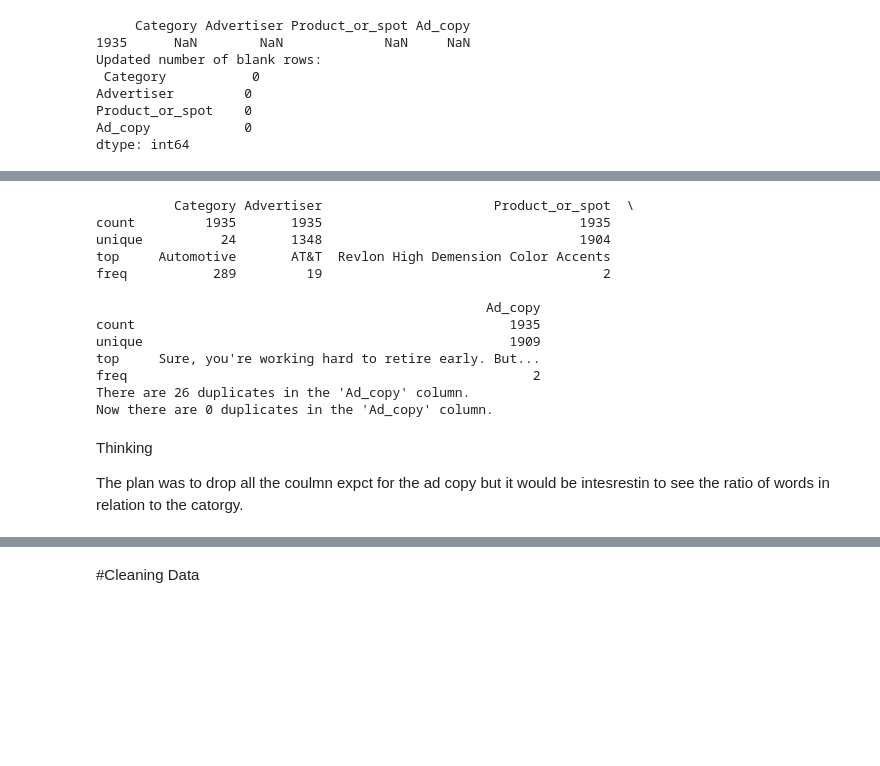
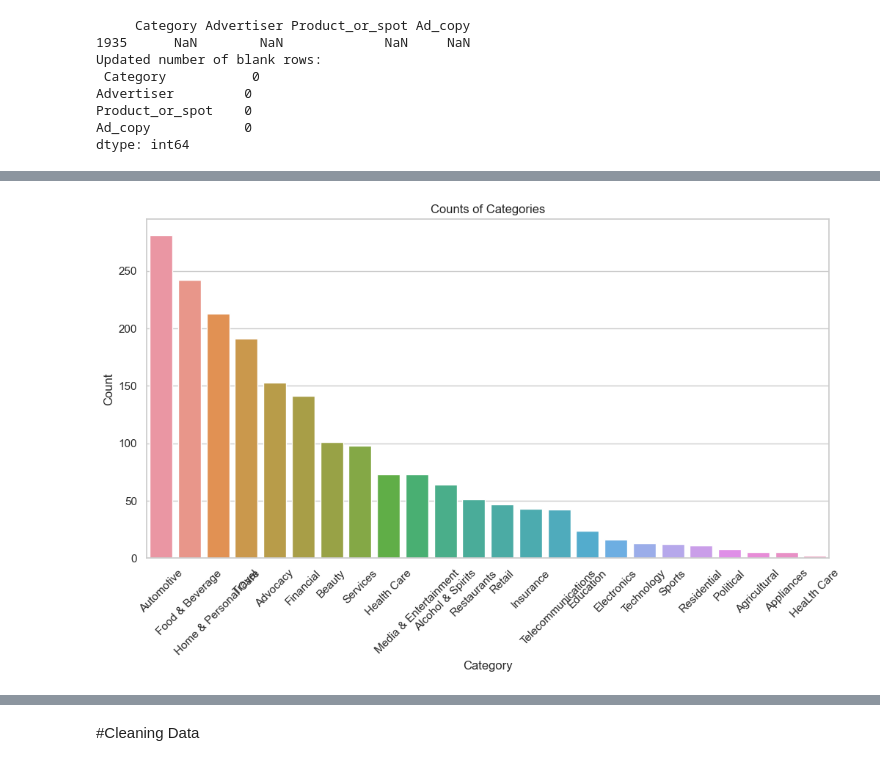
Before and after one commit to lifen-joy/20048573_MastersProject_2023, a Jupyter notebook: ads/explore.ipynb, the cells around one changed output, grey strips where cells are left out. Saved outputs shown, nothing was run; the diff lists cells and outputs as text; code cells hidden in the pictures; blank space fills up the shorter version.

```diff
--- a/ads/explore.ipynb
+++ b/ads/explore.ipynb
@@ -113,31 +150,21 @@ plt.show()
-# %%
-#Check for duplicates
-print(data.describe(include='all'))
-
-#There are 26 duplicates
-duplicate_= data.duplicated(subset=['Ad_copy']).sum()
-
-print(f"There are {duplicate_} duplicates in the 'Ad_copy' column.")
-
-if duplicate_ > 0:
-    data.drop_duplicates(subset=['Ad_copy'], inplace=True, keep='first')
-    dups_= data.duplicated(subset=['Ad_copy']).sum()
-    print(f"Now there are {dups_} duplicates in the 'Ad_copy' column.")
-# %% [output]
-          Category Advertiser                      Product_or_spot  \
-count         1935       1935                                 1935
-unique          24       1348                                 1904
-top     Automotive       AT&T  Revlon High Demension Color Accents
-freq           289         19                                    2
-
-                                                  Ad_copy
-count                                                1935
-unique                                               1909
-top     Sure, you're working hard to retire early. But...
-freq                                                    2
-There are 26 duplicates in the 'Ad_copy' column.
-Now there are 0 duplicates in the 'Ad_copy' column.
-# %% [markdown]
-Thinking
-
-The plan was to drop all the coulmn expct for the ad copy but it would be intesrestin to see the ratio of words in relation to the catorgy.
+# %%
+#Display in bar chart
+
+sns.set(style="whitegrid")
+
+category_counts = data['Category'].value_counts()
+
+# Create a bar plot
+plt.figure(figsize=(12, 6))
+sns.barplot(x=category_counts.index, y=category_counts.values)
+
+# Customize the plot
+plt.title("Counts of Categories")
+plt.xlabel("Category")
+plt.ylabel("Count")
+plt.xticks(rotation=45)  # Rotate the x-axis labels for better readability
+
+
+plt.show()
+# %% [output]
+[figure, added]
```
Also changed, not shown: parts of 16 cells of this notebook.
